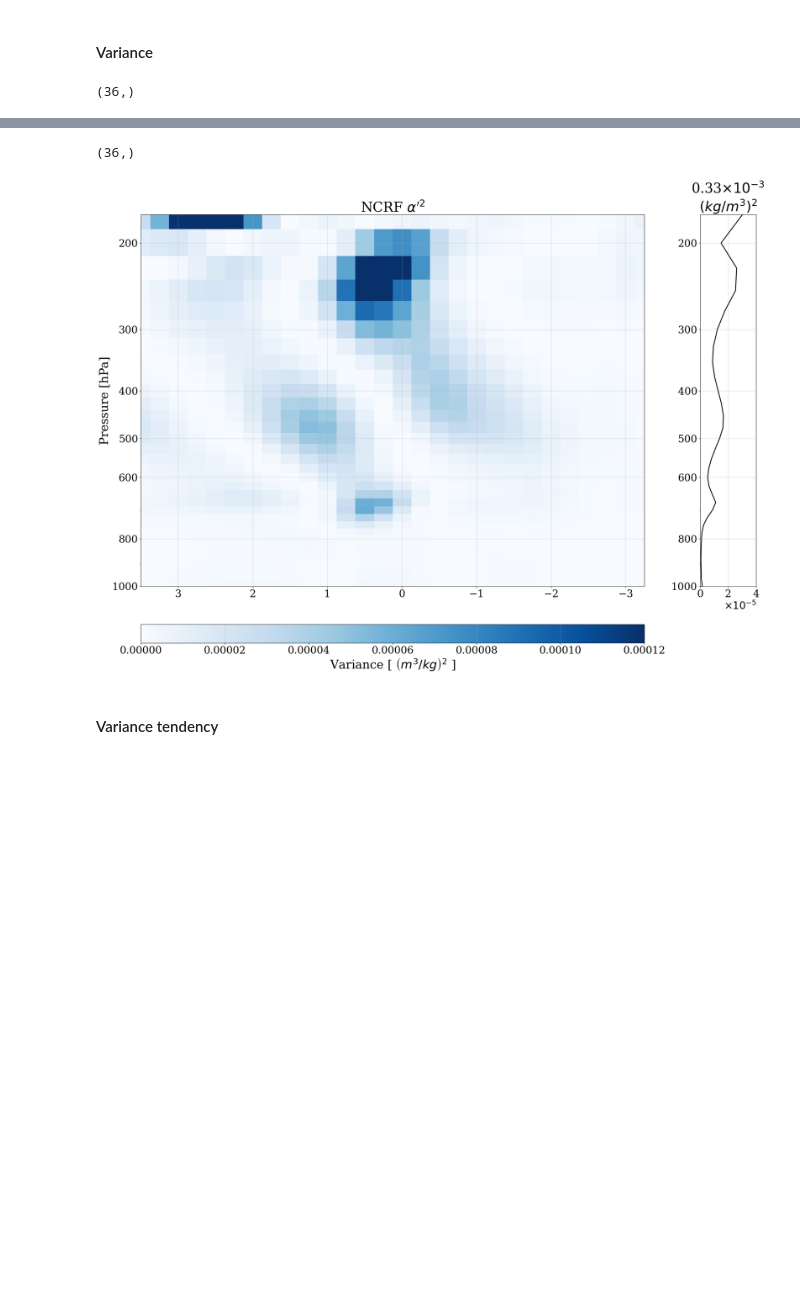
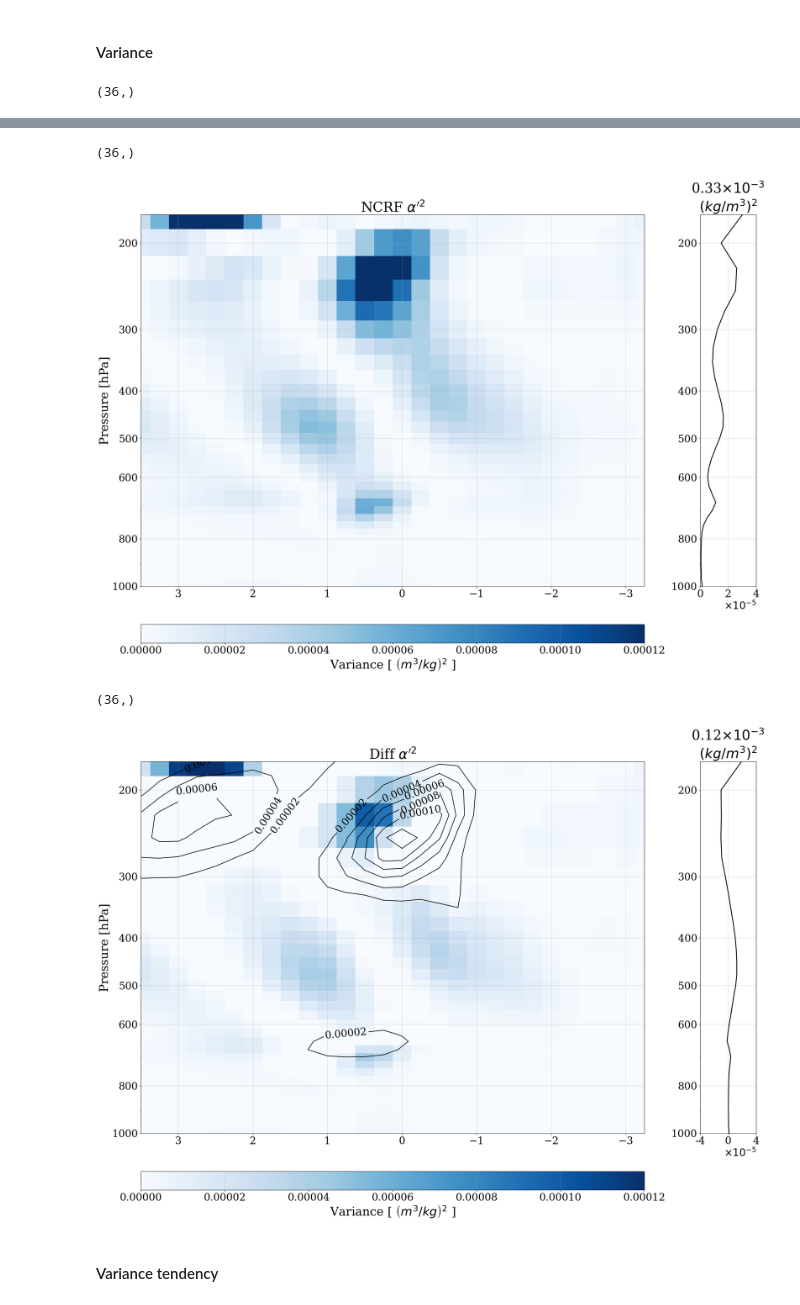
Before and after one commit to JosephKan828/MPAS_ANA, a Jupyter notebook: Code/KW_Budget/Budget_Prof/cov_profile.ipynb, the cells around one changed output, grey strips where cells are left out. Drawn from its saved outputs; the diff is of its cells as text; code cells hidden in the pictures; blank space fills up the shorter version.

```diff
--- a/Code/KW_Budget/Budget_Prof/cov_profile.ipynb
+++ b/Code/KW_Budget/Budget_Prof/cov_profile.ipynb
@@ -533,33 +668,85 @@ ax1.set_ylabel(r"Pressure [hPa]")
 ax1.set_title(r"NCRF $\alpha^{\prime 2}$")
 
 var_sum = vert_int(dims["lev"][:z_lim], a_var['NCRF'].sum(axis=1)[:z_lim])
 ax2 = fig.add_subplot(gs[0, 1], sharey=ax1)
 ax2.plot(a_var["NCRF"].mean(axis=1)[:z_lim], z, color="k", linewidth=2)
 ax2.set_xticks(np.linspace(0, 4e-5, 3), ["0", "2", "4"])
 ax2.set_xlim(0, 4e-5)
 ax2.set_ylim(1000, 175)
 ax2.set_title(f"{var_sum*1e3:.2f}"+r"$\times 10^{-3}$"+" \n"+r"$(kg/m^3)^2$")
 ax2.set_xlabel(r"$\times 10^{-5}$", fontsize=24, loc="right")
 
 ax_cb = fig.add_subplot(gs[1, 0])
 cb = fig.colorbar(
     c, cax=ax_cb, orientation='horizontal',
     label=r"Variance [ $\left( m^3 / kg \right)^2$ ]",
     )
 
 bbox_main = ax1.get_position()
 bbox_cb = ax_cb.get_position()
 dy = bbox_main.y0 - bbox_cb.y0
 ax_cb.set_position((bbox_cb.x0, bbox_cb.y0 - dy, bbox_cb.width, bbox_cb.height))
 
 plt.savefig("/home/b11209013/2025_Research/AOGS/Figure/EAPE/Variance/NCRF.png", dpi=300)
 plt.show()
 plt.close(fig)
+
+
+fig = plt.figure(figsize=(26, 17))
+
+gs = gridspec.GridSpec(
+    2, 2,
+    height_ratios=[20, 1], hspace=0.05,
+    width_ratios=[9, 1], wspace=0.2)
+
+ax1 = fig.add_subplot(gs[0, 0])
+c = ax1.pcolormesh(
+    xx, zz,
+    var_diff[:z_lim],
+    cmap="Blues", vmin=0, vmax=0.00012
+)
+ct = ax1.contour(
+    xx, zz,
+    a_var["CNTL"][:z_lim], colors="k"
+)
+ax1.set_yscale("log")
+ax1.set_yticks([200, 300, 400, 500, 600, 800, 1000], ["200", "300", "400", "500", "600", "800", "1000"])
+ax1.set_xlim(x[-1], x[0])
+ax1.set_ylim(1000, 175)
+ax1.set_ylabel(r"Pressure [hPa]")
+ax1.set_title(r"Diff $\alpha^{\prime 2}$")
+plt.clabel(ct, inline=True)
+
+var_sum = vert_int(dims["lev"][:z_lim], var_diff.sum(axis=1)[:z_lim])
+ax2 = fig.add_subplot(gs[0, 1], sharey=ax1)
+ax2.plot(var_diff.mean(axis=1)[:z_lim], z, color="k", linewidth=2)
+ax2.set_xticks(np.linspace(-4e-5, 4e-5, 3), ["-4", "0", "4"])
+ax2.set_xlim(-4e-5, 4e-5)
+ax2.set_ylim(1000, 175)
+ax2.set_title(f"{var_sum*1e3:.2f}"+r"$\times 10^{-3}$"+" \n"+r"$(kg/m^3)^2$")
+ax2.set_xlabel(r"$\times 10^{-5}$", fontsize=24, loc="right")
+
+ax_cb = fig.add_subplot(gs[1, 0])
+cb = fig.colorbar(
+    c, cax=ax_cb, orientation='horizontal',
+    label=r"Variance [ $\left( m^3 / kg \right)^2$ ]",
+    )
+
+bbox_main = ax1.get_position()
+bbox_cb = ax_cb.get_position()
+dy = bbox_main.y0 - bbox_cb.y0
+ax_cb.set_position((bbox_cb.x0, bbox_cb.y0 - dy, bbox_cb.width, bbox_cb.height))
+
+plt.savefig("/home/b11209013/2025_Research/AOGS/Figure/EAPE/Variance/diff.png", dpi=300)
+plt.show()
+plt.close(fig)
 # %% [output]
 (36,)
 [figure]
 (36,)
 [figure]
+(36,)
+[figure, added]
 # %% [markdown]
 #### Variance tendency
 # %%
```
Also changed, not shown: parts of 4 cells of this notebook, 6 other files.
